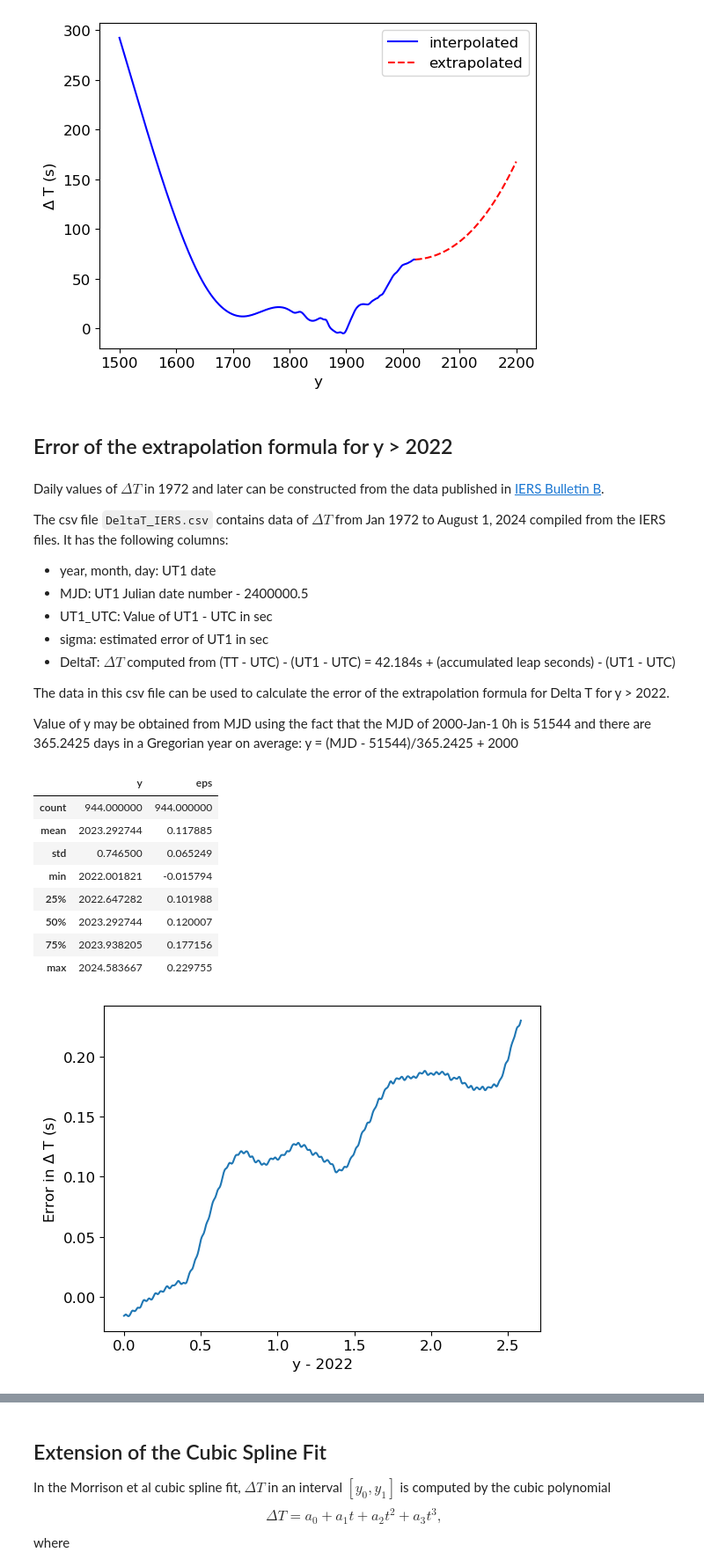
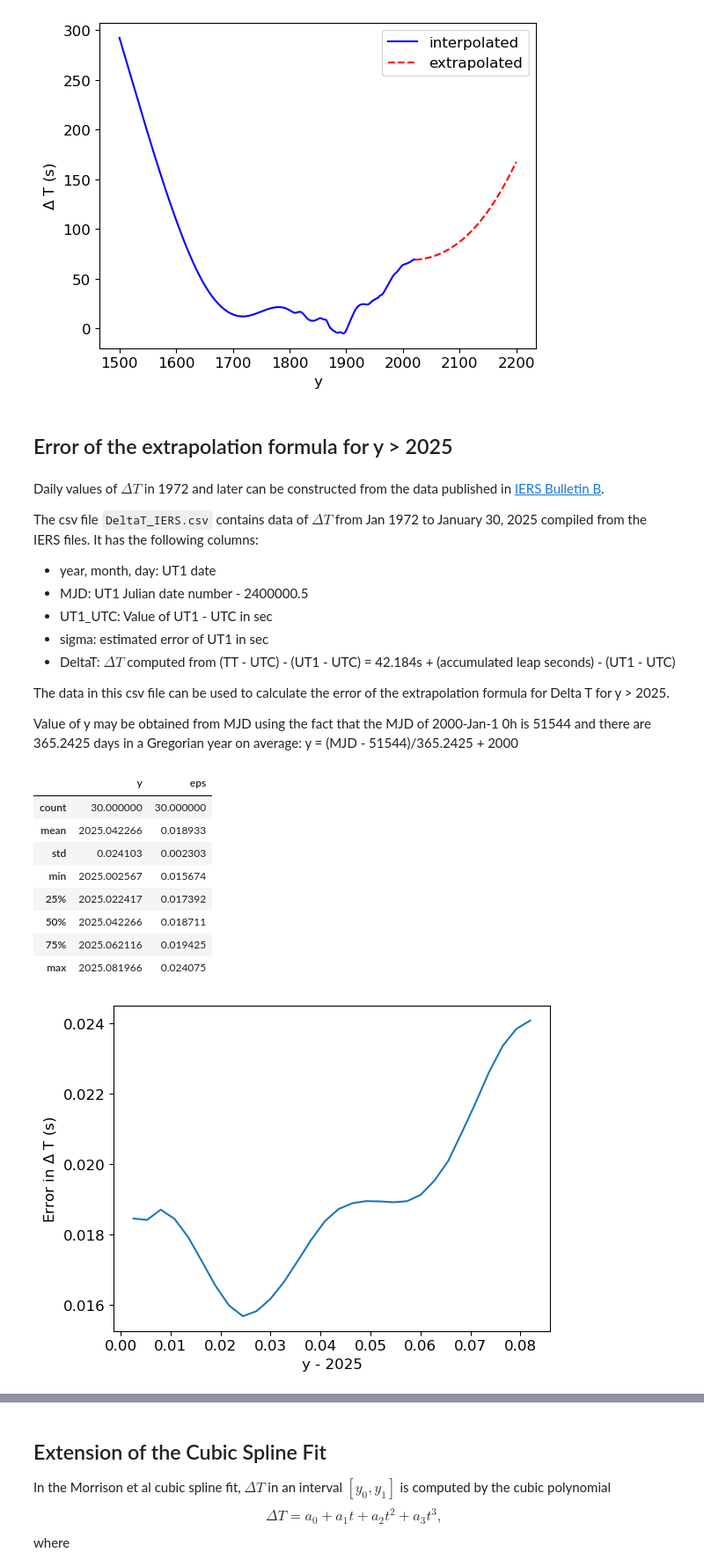
Before and after one commit to ytliu0/DeltaT, a Jupyter notebook: DeltaT_examples.ipynb, the cells around one changed output, grey strips where cells are left out. Shown at 88% size. Drawn from its saved outputs; the diff is of its cells as text; code cells hidden in the pictures.

Commit message:
extended the cubic spline fitting formulae to the beginning of 2025

```diff
--- a/DeltaT_examples.ipynb
+++ b/DeltaT_examples.ipynb
@@ -89,11 +89,11 @@ plt.show()
 # %% [output]
 [figure]
 # %% [markdown]
-## Error of the extrapolation formula for y > 2022
+## Error of the extrapolation formula for y > 2025
 # %% [markdown]
 Daily values of $\Delta T$ in 1972 and later can be constructed from the data published in [IERS Bulletin B](https://www.iers.org/IERS/EN/Publications/Bulletins/bulletins.html).
 
-The csv file `DeltaT_IERS.csv` contains data of $\Delta T$ from Jan 1972 to August 1, 2024 compiled from the IERS files. It has the following columns:
+The csv file `DeltaT_IERS.csv` contains data of $\Delta T$ from Jan 1972 to January 30, 2025 compiled from the IERS files. It has the following columns:
 - year, month, day: UT1 date
 - MJD: UT1 Julian date number - 2400000.5
 - UT1_UTC: Value of UT1 - UTC in sec
@@ -101,31 +101,31 @@ The csv file `DeltaT_IERS.csv` contains data of $\Delta T$ from Jan 1972 to Augu
 - DeltaT: $\Delta T$ computed from (TT - UTC) - (UT1 - UTC)
            = 42.184s + (accumulated leap seconds) - (UT1 - UTC)
 
-The data in this csv file can be used to calculate the error of the extrapolation formula for Delta T for y > 2022.
+The data in this csv file can be used to calculate the error of the extrapolation formula for Delta T for y > 2025.
 
 Value of y may be obtained from MJD using the fact that the MJD of 2000-Jan-1 0h is 51544 and there are 365.2425 days in a Gregorian year on average:
 y = (MJD - 51544)/365.2425 + 2000
 # %%
 df = pd.read_csv("DeltaT_IERS.csv")
 df['y'] = (df['MJD'] - 51544)/365.2425 + 2000
-df = df[df.y > 2022].copy()
+df = df[df.y > 2025].copy()
 df['eps'] = DT.DeltaT(df['y']) - df['DeltaT']
 df[['y','eps']].describe()
 # %% [output]
 |  | y | eps |
-| count | 944.000000 | 944.000000 |
-| mean | 2023.292744 | 0.117885 |
-| std | 0.746500 | 0.065249 |
-| min | 2022.001821 | -0.015794 |
-| 25% | 2022.647282 | 0.101988 |
-| 50% | 2023.292744 | 0.120007 |
-| 75% | 2023.938205 | 0.177156 |
-| max | 2024.583667 | 0.229755 |
+| count | 30.000000 | 30.000000 |
+| mean | 2025.042266 | 0.018933 |
+| std | 0.024103 | 0.002303 |
+| min | 2025.002567 | 0.015674 |
+| 25% | 2025.022417 | 0.017392 |
+| 50% | 2025.042266 | 0.018711 |
+| 75% | 2025.062116 | 0.019425 |
+| max | 2025.081966 | 0.024075 |
 # %%
-plt.plot(df['y'] - 2022, df['eps'])
-plt.xlabel("y - 2022")
+plt.plot(df['y'] - 2025, df['eps'])
+plt.xlabel("y - 2025")
 plt.ylabel(r"Error in $\Delta$ T (s)")
 plt.show()
 # %% [output]
-[figure, old version]
+[figure, new version]
 # %% [markdown]
```
Also changed, not shown: parts of 8 cells of this notebook, 3 other files.
